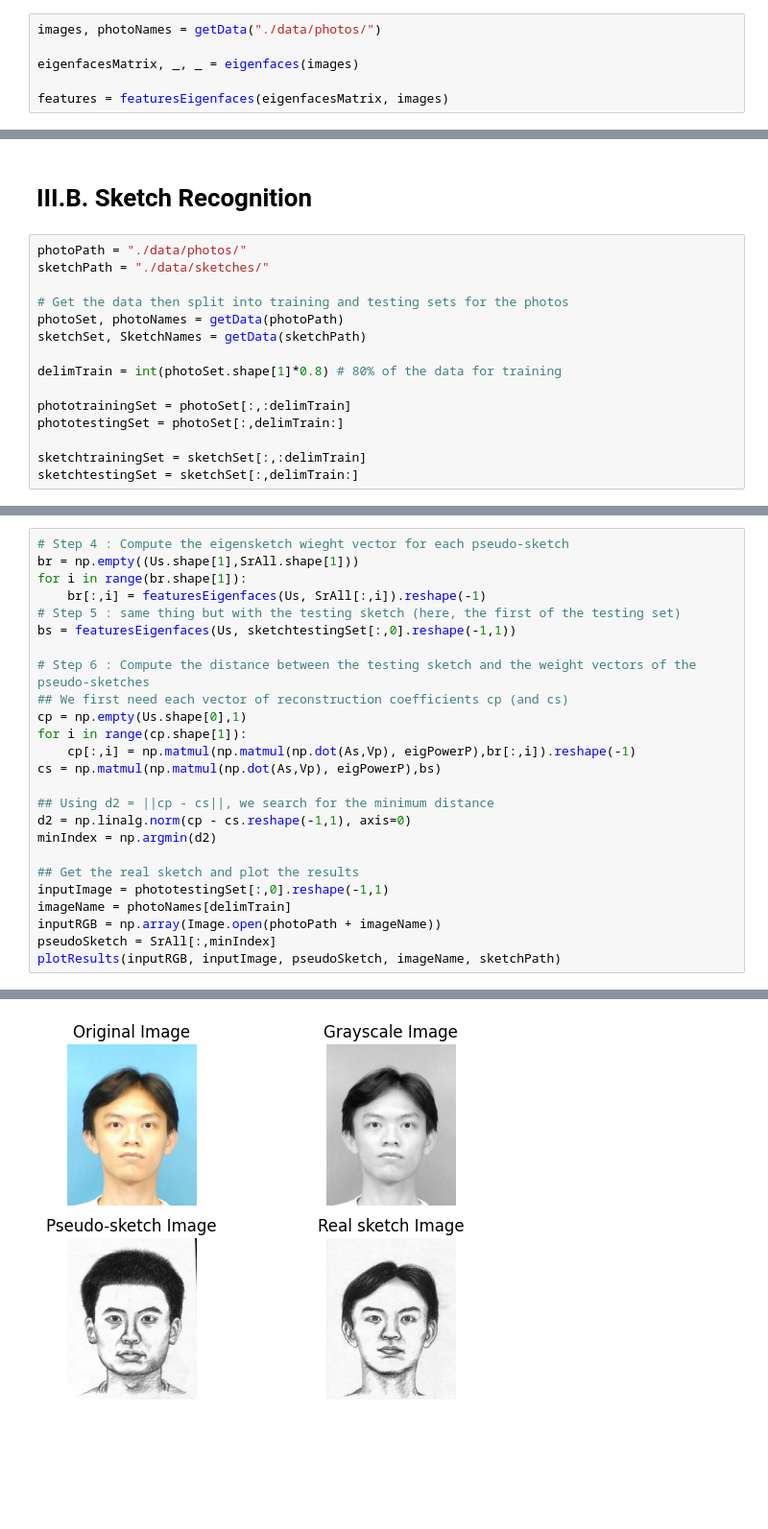
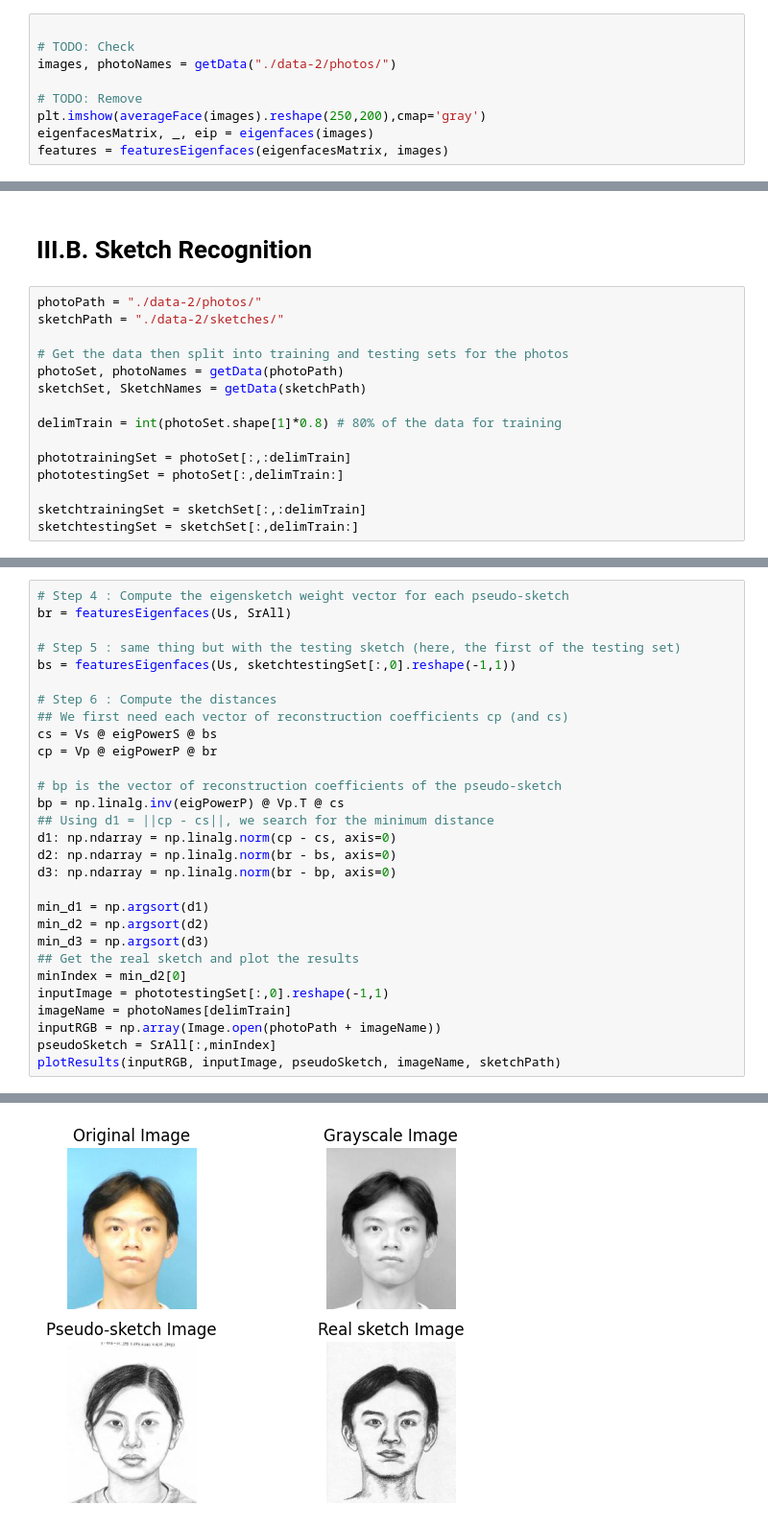
Before and after one commit to Clemflannagahn/INF8801A-Projet, a Jupyter notebook: implementation.ipynb, the cells around one changed output, grey strips where cells are left out. Shown at 96% size. Drawn from its saved outputs; the diff is of its cells as text; blank space fills up the shorter version.

```diff
--- a/implementation.ipynb
+++ b/implementation.ipynb
@@ -180,7 +182,10 @@ def plotResults(inputRGB : np.array,inputGrayscale : np.array, pseudoSketch : np
     plt.show()
 # %%
-images, photoNames = getData("./data/photos/")
 
-eigenfacesMatrix, _, _ = eigenfaces(images)
+# TODO: Check
+images, photoNames = getData("./data-2/photos/")
 
+# TODO: Remove
+plt.imshow(averageFace(images).reshape(250,200),cmap='gray')
+eigenfacesMatrix, _, eip = eigenfaces(images)
 features = featuresEigenfaces(eigenfacesMatrix, images)
@@ -288,8 +292,8 @@ for i in range(5):
 # %% [markdown]
 # III.B. Sketch Recognition
 # %%
-photoPath = "./data/photos/"
-sketchPath = "./data/sketches/"
+photoPath = "./data-2/photos/"
+sketchPath = "./data-2/sketches/"
 
 # Get the data then split into training and testing sets for the photos
 photoSet, photoNames = getData(photoPath)
@@ -316,25 +321,29 @@ Us, Vs, eigPowerS = eigenfaces(As)
 # Step 3 : Pseudo-sketch transformation for each photo of the training set (as in the III.A. section)
 SrAll = pseudoSketchTransfo(phototrainingSet, sketchtrainingSet, phototrainingSet)
 # %%
-# Step 4 : Compute the eigensketch wieght vector for each pseudo-sketch
-br = np.empty((Us.shape[1],SrAll.shape[1]))
-for i in range(br.shape[1]):
-    br[:,i] = featuresEigenfaces(Us, SrAll[:,i]).reshape(-1)
+# Step 4 : Compute the eigensketch weight vector for each pseudo-sketch
+br = featuresEigenfaces(Us, SrAll)
+
 # Step 5 : same thing but with the testing sketch (here, the first of the testing set)
 bs = featuresEigenfaces(Us, sketchtestingSet[:,0].reshape(-1,1))
 
-# Step 6 : Compute the distance between the testing sketch and the weight vectors of the pseudo-sketches
+# Step 6 : Compute the distances
 ## We first need each vector of reconstruction coefficients cp (and cs)
-cp = np.empty(Us.shape[0],1)
-for i in range(cp.shape[1]):
-    cp[:,i] = np.matmul(np.matmul(np.dot(As,Vp), eigPowerP),br[:,i]).reshape(-1)
-cs = np.matmul(np.matmul(np.dot(As,Vp), eigPowerP),bs)
+cs = Vs @ eigPowerS @ bs
+cp = Vp @ eigPowerP @ br
 
-## Using d2 = ||cp - cs||, we search for the minimum distance
-d2 = np.linalg.norm(cp - cs.reshape(-1,1), axis=0)
-minIndex = np.argmin(d2)
+# bp is the vector of reconstruction coefficients of the pseudo-sketch
+bp = np.linalg.inv(eigPowerP) @ Vp.T @ cs
+## Using d1 = ||cp - cs||, we search for the minimum distance
+d1: np.ndarray = np.linalg.norm(cp - cs, axis=0)
+d2: np.ndarray = np.linalg.norm(br - bs, axis=0)
+d3: np.ndarray = np.linalg.norm(br - bp, axis=0)
 
+min_d1 = np.argsort(d1)
+min_d2 = np.argsort(d2)
+min_d3 = np.argsort(d3)
 ## Get the real sketch and plot the results
+minIndex = min_d2[0]
 inputImage = phototestingSet[:,0].reshape(-1,1)
 imageName = photoNames[delimTrain]
 inputRGB = np.array(Image.open(photoPath + imageName))
@@ -349 +353 @@ plotResults(inputRGB, inputImage, pseudoSketch, imageName, sketchPath)
-[figure, old version]
+[figure, new version]
```
Also changed, not shown: parts of 7 cells of this notebook, 2 other files.
